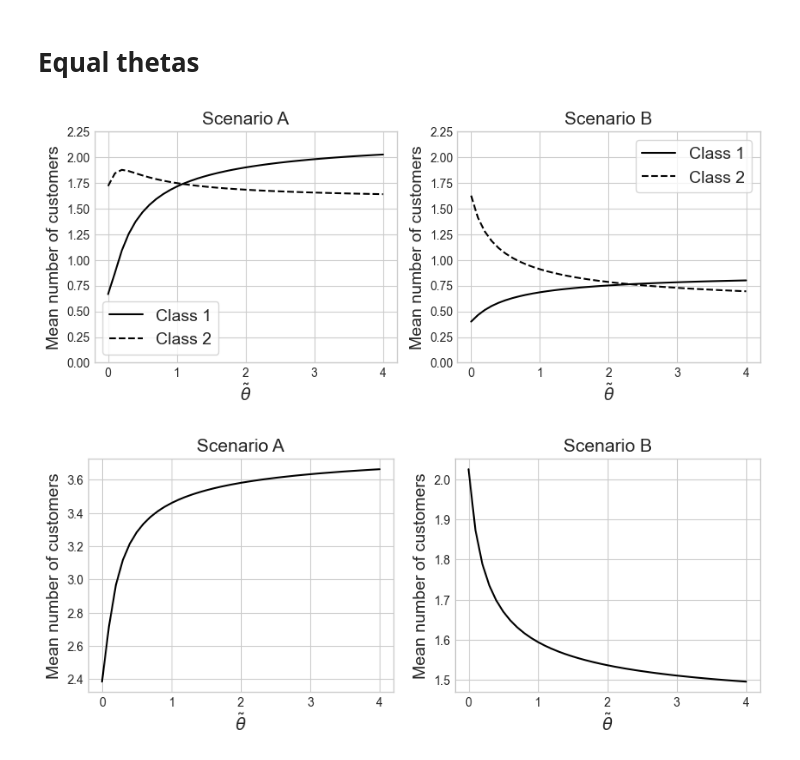
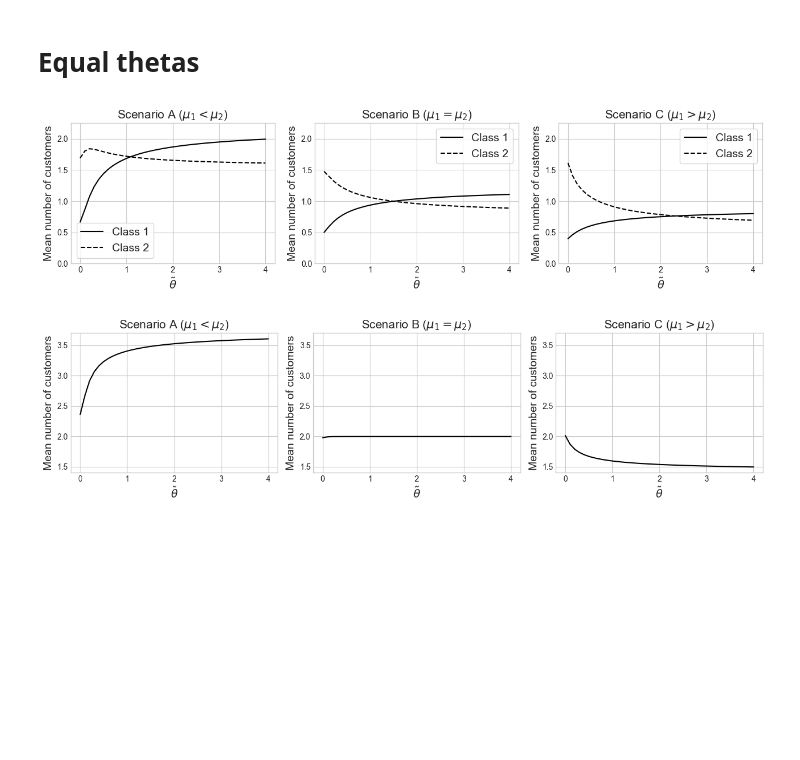
Before and after one commit to geraintpalmer/DynamicClasses, a Jupyter notebook: src/Effect of Parameters.ipynb, the cells around one changed output. Saved outputs shown, nothing was run; the diff lists cells and outputs as text; code cells hidden in the pictures; blank space fills up the shorter version.

```diff
--- a/src/Effect of Parameters.ipynb
+++ b/src/Effect of Parameters.ipynb
@@ -170,5 +206,6 @@ def plot_mean_sojourn_time(results, theta12s, theta21s):
 # %%
 theta12s = [0, 0.2, 0.4, 0.6, 0.8, 1, 1.2, 1.4, 1.6, 1.8, 2, 2.2, 2.4, 2.6, 2.8, 3.0]
 theta21s = [0, 0.2, 0.4, 0.6, 0.8, 1, 1.2, 1.4, 1.6, 1.8, 2, 2.2, 2.4, 2.6, 2.8, 3.0]
-bound = 16
+# bound = 16
+bound = 14
 # %% [markdown]
@@ -225,16 +301,21 @@ max(results_2["p_hit_bound"][th12][th21] for th12 in theta12s for th21 in theta2
 thetas = np.linspace(0, 4, 41)
 # %%
 theta_magnitudeA = [
-    get_all_measures(mu1=5 / 2, mu2=7 / 2, theta12=t, theta21=t, bound=16)
+    get_all_measures(mu1=5 / 2, mu2=7 / 2, theta12=t, theta21=t, bound=bound)
     for t in tqdm.notebook.tqdm(thetas)
 ]
+# %%
+theta_magnitudeB = [
+    get_all_measures(mu1=3, mu2=3, theta12=t, theta21=t, bound=bound)
+    for t in tqdm.notebook.tqdm(thetas)
+]
 # %%
-theta_magnitudeB = [
-    get_all_measures(mu1=7 / 2, mu2=5 / 2, theta12=t, theta21=t, bound=16)
+theta_magnitudeC = [
+    get_all_measures(mu1=7 / 2, mu2=5 / 2, theta12=t, theta21=t, bound=bound)
     for t in tqdm.notebook.tqdm(thetas)
 ]
 # %%
-fig, axarr = plt.subplots(1, 2, figsize=(10, 3.5))
+fig, axarr = plt.subplots(1, 3, figsize=(13, 3.5))
 axarr[0].plot(
     thetas,
     [r[2] for r in theta_magnitudeA],
@@ -246,46 +327,77 @@ axarr[0].plot(
     thetas,
     [r[3] for r in theta_magnitudeA],
     c="black",
     linestyle="dashed",
     label="Class 2",
 )
 axarr[0].set_xlabel(r"$\tilde{\theta}$", fontsize=14)
 axarr[0].legend(frameon=True, fontsize=14)
 axarr[0].set_ylabel("Mean number of customers", fontsize=14)
 axarr[0].set_ylim(0, 2.25)
-axarr[0].set_title("Scenario A", fontsize=15)
+axarr[0].set_title(r"Scenario A ($\mu_1 < \mu_2$)", fontsize=15)
+
 axarr[1].plot(
     thetas,
     [r[2] for r in theta_magnitudeB],
     c="black",
     linestyle="solid",
     label="Class 1",
 )
 axarr[1].plot(
     thetas,
     [r[3] for r in theta_magnitudeB],
     c="black",
     linestyle="dashed",
     label="Class 2",
 )
 axarr[1].set_xlabel(r"$\tilde{\theta}$", fontsize=14)
 axarr[1].legend(frameon=True, fontsize=14)
 axarr[1].set_ylabel("Mean number of customers", fontsize=14)
 axarr[1].set_ylim(0, 2.25)
-axarr[1].set_title("Scenario B", fontsize=15)
+axarr[1].set_title(r"Scenario B ($\mu_1 = \mu_2$)", fontsize=15)
+
+axarr[2].plot(
+    thetas,
+    [r[2] for r in theta_magnitudeC],
+    c="black",
+    linestyle="solid",
+    label="Class 1",
+)
+axarr[2].plot(
+    thetas,
+    [r[3] for r in theta_magnitudeC],
+    c="black",
+    linestyle="dashed",
+    label="Class 2",
+)
+axarr[2].set_xlabel(r"$\tilde{\theta}$", fontsize=14)
+axarr[2].legend(frameon=True, fontsize=14)
+axarr[2].set_ylabel("Mean number of customers", fontsize=14)
+axarr[2].set_ylim(0, 2.25)
+axarr[2].set_title(r"Scenario C ($\mu_1 > \mu_2$)", fontsize=15)
+
+plt.tight_layout()
 fig.savefig("../tex/img/mean_custs_equal_theta.pdf")
 # %% [output]
-[figure, old version]
+[figure, new version]
 # %%
-fig, axarr = plt.subplots(1, 2, figsize=(10, 3.5))
+fig, axarr = plt.subplots(1, 3, figsize=(13, 3.5))
 axarr[0].plot(thetas, [r[2] + r[3] for r in theta_magnitudeA], c="black")
 axarr[1].plot(thetas, [r[2] + r[3] for r in theta_magnitudeB], c="black")
+axarr[2].plot(thetas, [r[2] + r[3] for r in theta_magnitudeC], c="black")
 axarr[0].set_ylabel("Mean number of customers", fontsize=14)
 axarr[1].set_ylabel("Mean number of customers", fontsize=14)
+axarr[2].set_ylabel("Mean number of customers", fontsize=14)
 axarr[0].set_xlabel(r"$\tilde{\theta}$", fontsize=14)
 axarr[1].set_xlabel(r"$\tilde{\theta}$", fontsize=14)
-axarr[0].set_title("Scenario A", fontsize=15)
-axarr[1].set_title("Scenario B", fontsize=15)
+axarr[2].set_xlabel(r"$\tilde{\theta}$", fontsize=14)
+axarr[0].set_title(r"Scenario A ($\mu_1 < \mu_2$)", fontsize=15)
+axarr[1].set_title(r"Scenario B ($\mu_1 = \mu_2$)", fontsize=15)
+axarr[2].set_title(r"Scenario C ($\mu_1 > \mu_2$)", fontsize=15)
+axarr[0].set_ylim(1.4, 3.7)
+axarr[1].set_ylim(1.4, 3.7)
+axarr[2].set_ylim(1.4, 3.7)
+plt.tight_layout()
 fig.savefig("../tex/img/mean_custs_equal_theta_overall.pdf")
 # %% [output]
-[figure, old version]
+[figure, new version]
```
Also changed, not shown: parts of 24 cells of this notebook, 31 other files.
